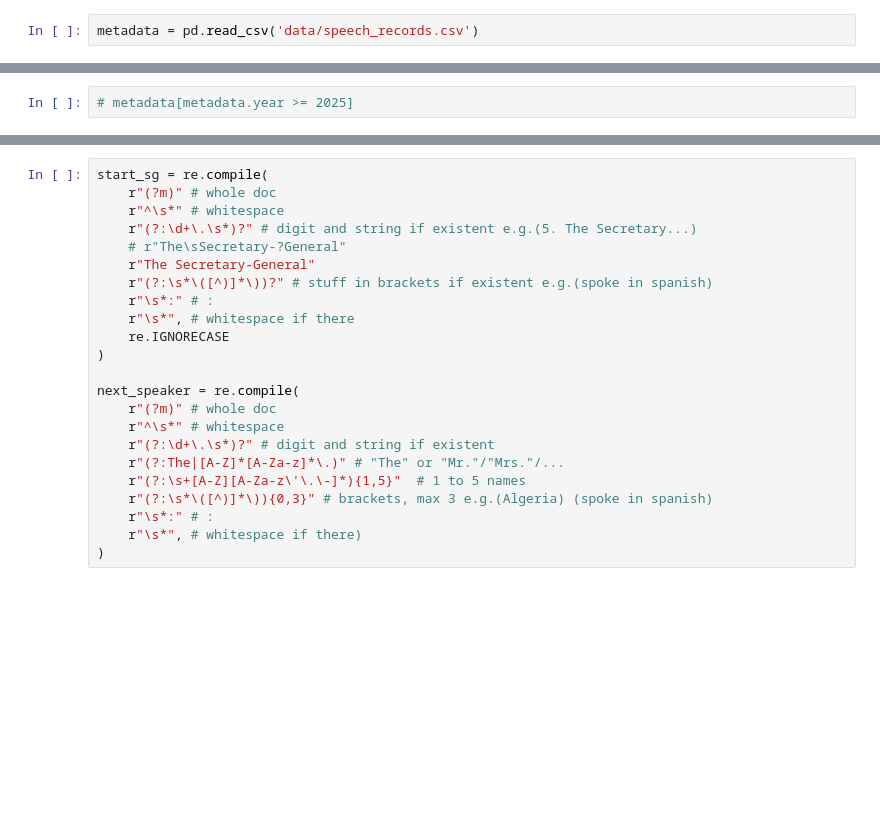
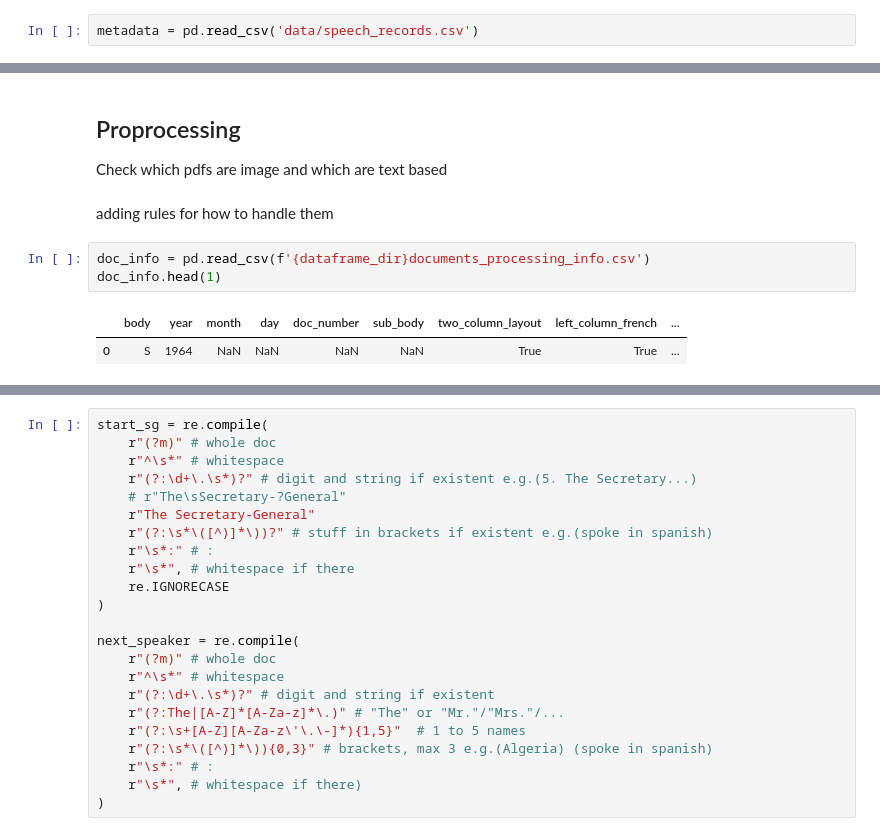
Before and after one commit to JakobOnTheShore/PDS_UNSG_text_corpus, a Jupyter notebook: 03_pdf_to_txt_text_based.ipynb, the cells around one changed output, grey strips where cells are left out. Cells and saved outputs as stored; diff of their text form; blank space fills up the shorter version.

```diff
--- a/03_pdf_to_txt_text_based.ipynb
+++ b/03_pdf_to_txt_text_based.ipynb
@@ -21,2 +23,11 @@ metadata.head(1)
-# %%
-# metadata[metadata.year >= 2025]
+# %% [markdown]
+## Proprocessing
+Check which pdfs are image and which are text based
+# %% [markdown]
+adding rules for how to handle them
+# %%
+doc_info = pd.read_csv(f'{dataframe_dir}documents_processing_info.csv')
+doc_info.head(1)
+# %% [output]
+|  | body | year | month | day | doc_number | sub_body | two_column_layout | left_column_french | ... |
+| 0 | S | 1964 | NaN | NaN | NaN | NaN | True | True | ... |
```
Also changed, not shown: parts of 27 cells of this notebook, 2 other files.
